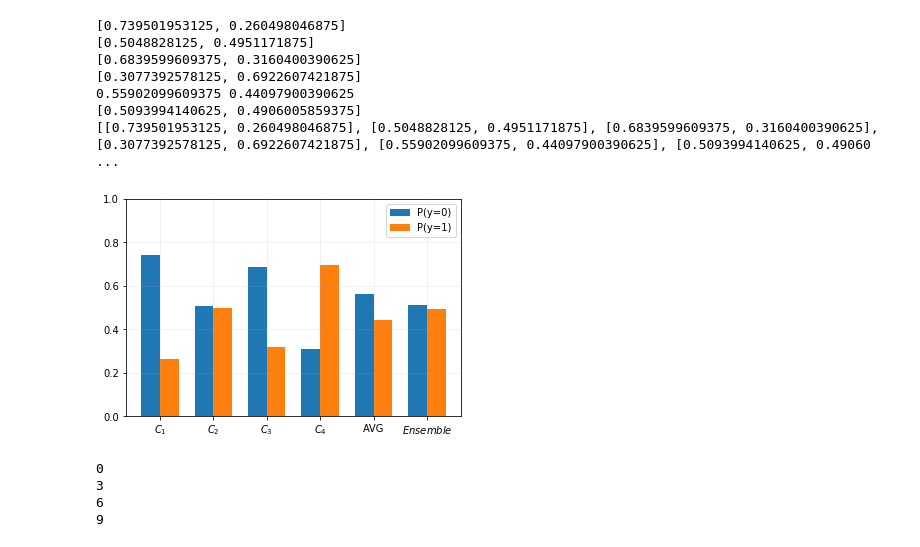
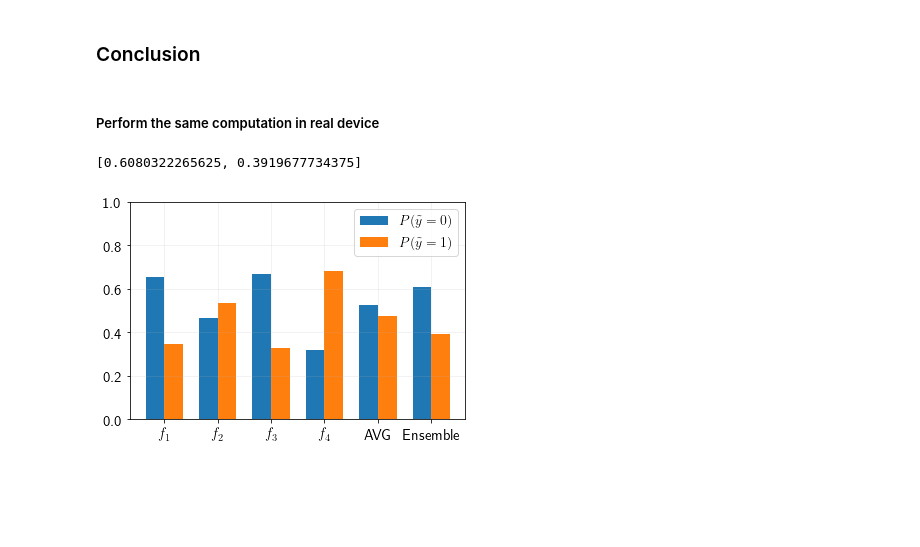
Before and after one commit to amacaluso/Quantum-Ensemble-for-Classification, a Jupyter notebook: notebooks/avg_vs_ensemble.ipynb, the cells around one changed output. Saved outputs shown, nothing was run; the diff lists cells and outputs as text; code cells hidden in the pictures; blank space fills up the shorter version.

```diff
--- a/notebooks/avg_vs_ensemble.ipynb
+++ b/notebooks/avg_vs_ensemble.ipynb
@@ -7,12 +15,13 @@ from modeling import *
 # %%
+# Load data without normalisation
 X_data, Y_data, x_test = load_data_custom(normalize = False)
 
-from sklearn.metrics.pairwise import cosine_similarity
-
+# Define the cosine classifier
 def cosine_classifier(x,y):
     return 1/2 + (cosine_similarity([x], [y])**2)/2
 
-data = pd.DataFrame(X_data, columns = ['x1', 'x2']) #cosine_classifier(X_data[0], x_test)[0]
+# Create table as shown in the paper (Table 1)
+data = pd.DataFrame(X_data, columns = [r'$X_1$', r'$X_2$']) #cosine_classifier(X_data[0], x_test)[0]
 y = [c[1] for c in Y_data]
 p = [cosine_classifier(x, x_test)[0][0] for x in X_data]
 dist = [cosine_similarity([x], [x_test])[0][0] for x in X_data]
@@ -26,7 +35,7 @@ for i,j in zip(y,p):
         probs.append(j)
 
 probs = np.array(probs)
-data['y'] = np.array(y)
-data['cos'] = dist
-data['P(y=1)'] = probs
-data
+data[r'$y$'] = np.array(y)
+data[r'$d(\cdot, \tilde{x})$'] = dist
+data[r'$P(\tilde{y}=1|x_b, y_b)$'] = probs
+data.index = [r'$x_1$', r'$x_2$', r'$x_3$', r'$x_4$',]
@@ -100,3 +183,7 @@ data_pred.to_csv('output/sim_results', index=False)
+# %% [markdown]
+### Conclusion
+# %% [markdown]
+##### Perform the same computation in real device
 # %%
 # Execution on real device
 IBMQ.load_account()
@@ -114,59 +201,40 @@ def run_real_device(qc, backend, shots=8192):
 qc1 = cos_classifier(X_data[0], x_test, Y_data[0])
 r1 = run_real_device(qc1, backend)
 r1 = retrieve_proba(r1)
-print(r1)
 
 qc2 = cos_classifier(X_data[1], x_test, Y_data[1])
 r2 = run_real_device(qc2, backend)
 r2 = retrieve_proba(r2)
-print(r2)
 
 qc3 = cos_classifier(X_data[2], x_test, Y_data[2])
 r3 = run_real_device(qc3, backend)
 r3 = retrieve_proba(r3)
-print(r3)
 
 qc4 = cos_classifier(X_data[3], x_test, Y_data[3])
 r4 = run_real_device(qc4, backend)
 r4 = retrieve_proba(r4)
-print(r4)
 
 out = [r1, r2, r3, r4]
 
 p0 = [p[0] for p in out]
 p1 = [p[1] for p in out]
-print(np.mean(p0), np.mean(p1))
 r_avg = [np.mean(p0), np.mean(p1)]
-
-backend = provider.get_backend('ibmq_16_melbourne')
-
-qc = ensemble_fixed_U(X_data, Y_data, x_test)
-r_ens = run_real_device(qc1, backend)
-r_ens = retrieve_proba(r_ens)
-print(r_ens)
-
-out = [r1, r2, r3, r4, r_avg, r_ens]
-print(out)
-# %% [output]
-[0.739501953125, 0.260498046875]
-[0.5048828125, 0.4951171875]
-[0.6839599609375, 0.3160400390625]
-[0.3077392578125, 0.6922607421875]
-0.55902099609375 0.44097900390625
-[0.5093994140625, 0.4906005859375]
-[[0.739501953125, 0.260498046875], [0.5048828125, 0.4951171875], [0.6839599609375, 0.3160400390625], [0.3077392578125, 0.6922607421875], [0.55902099609375, 0.44097900390625], [0.5093994140625, 0.49060 ...
+# %%
+backend = provider.get_backend('ibmq_16_melbourne')
+
+qc = ensemble_fixed_U(X_data, Y_data, x_test)
+#qc = transpile(qc, basis_gates = ['u1', 'u2', 'u3', 'cx'], optimization_level=3)
+
+r_ens = run_real_device(qc1, backend)
+r_ens = retrieve_proba(r_ens)
+print(r_ens)
+# %% [output]
+[0.6080322265625, 0.3919677734375]
+# %%
+out_real = [r1, r2, r3, r4, r_avg, r_ens]
 # %%
-plot_cls(out, title='',
-         file='RL_ens_vs_single')
+plot_cls(out_real, title='', file='RL_ens_vs_single')
 data_pred = pd.DataFrame(out, columns=['p0', 'p1'])
-data_pred.to_csv('output/rl_results', index=False)
+data_pred.to_csv('output/rl_results.csv', index=False)
 # %% [output]
-[figure, old version]
+[figure, new version]
-# %%
-for i in range(0,12,3):
-    print(i)
-# %% [output]
-0
-3
-6
-9
```
Also changed, not shown: parts of 21 cells of this notebook, 13 other files.
